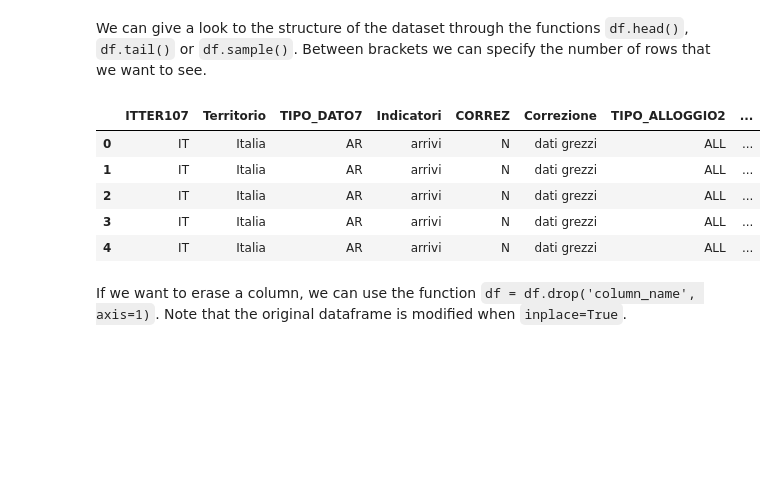
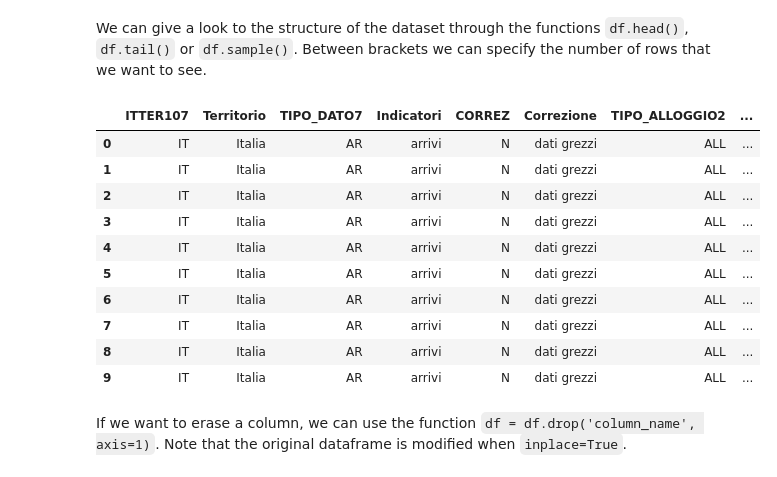
Before and after one commit to alod83/dj-infouma, a Jupyter notebook: DataAnalysis/DescriptiveStatistics/DataAnalysis-theory.ipynb, the cells around one changed output. Cells and saved outputs as stored; diff of their text form; code cells hidden in the pictures; blank space fills up the shorter version.

```diff
--- a/DataAnalysis/DescriptiveStatistics/DataAnalysis-theory.ipynb
+++ b/DataAnalysis/DescriptiveStatistics/DataAnalysis-theory.ipynb
@@ -14,14 +14,19 @@ df = pd.read_csv('data/istat.csv')
 # %% [markdown]
 We can give a look to the structure of the dataset through the functions `df.head()`, `df.tail()` or `df.sample()`. Between brackets we can specify the number of rows that we want to see.
 # %%
-df.head(5)
+df.head(10)
 # %% [output]
 |  | ITTER107 | Territorio | TIPO_DATO7 | Indicatori | CORREZ | Correzione | TIPO_ALLOGGIO2 | ... |
 | 0 | IT | Italia | AR | arrivi | N | dati grezzi | ALL | ... |
 | 1 | IT | Italia | AR | arrivi | N | dati grezzi | ALL | ... |
 | 2 | IT | Italia | AR | arrivi | N | dati grezzi | ALL | ... |
 | 3 | IT | Italia | AR | arrivi | N | dati grezzi | ALL | ... |
 | 4 | IT | Italia | AR | arrivi | N | dati grezzi | ALL | ... |
+| 5 | IT | Italia | AR | arrivi | N | dati grezzi | ALL | ... |
+| 6 | IT | Italia | AR | arrivi | N | dati grezzi | ALL | ... |
+| 7 | IT | Italia | AR | arrivi | N | dati grezzi | ALL | ... |
+| 8 | IT | Italia | AR | arrivi | N | dati grezzi | ALL | ... |
+| 9 | IT | Italia | AR | arrivi | N | dati grezzi | ALL | ... |
 # %% [markdown]
 If we want to erase a column, we can use the function `df = df.drop('column_name', axis=1)`. Note that the original dataframe is modified when `inplace=True`.
 # %%
```
Also changed, not shown: parts of 15 cells of this notebook.
